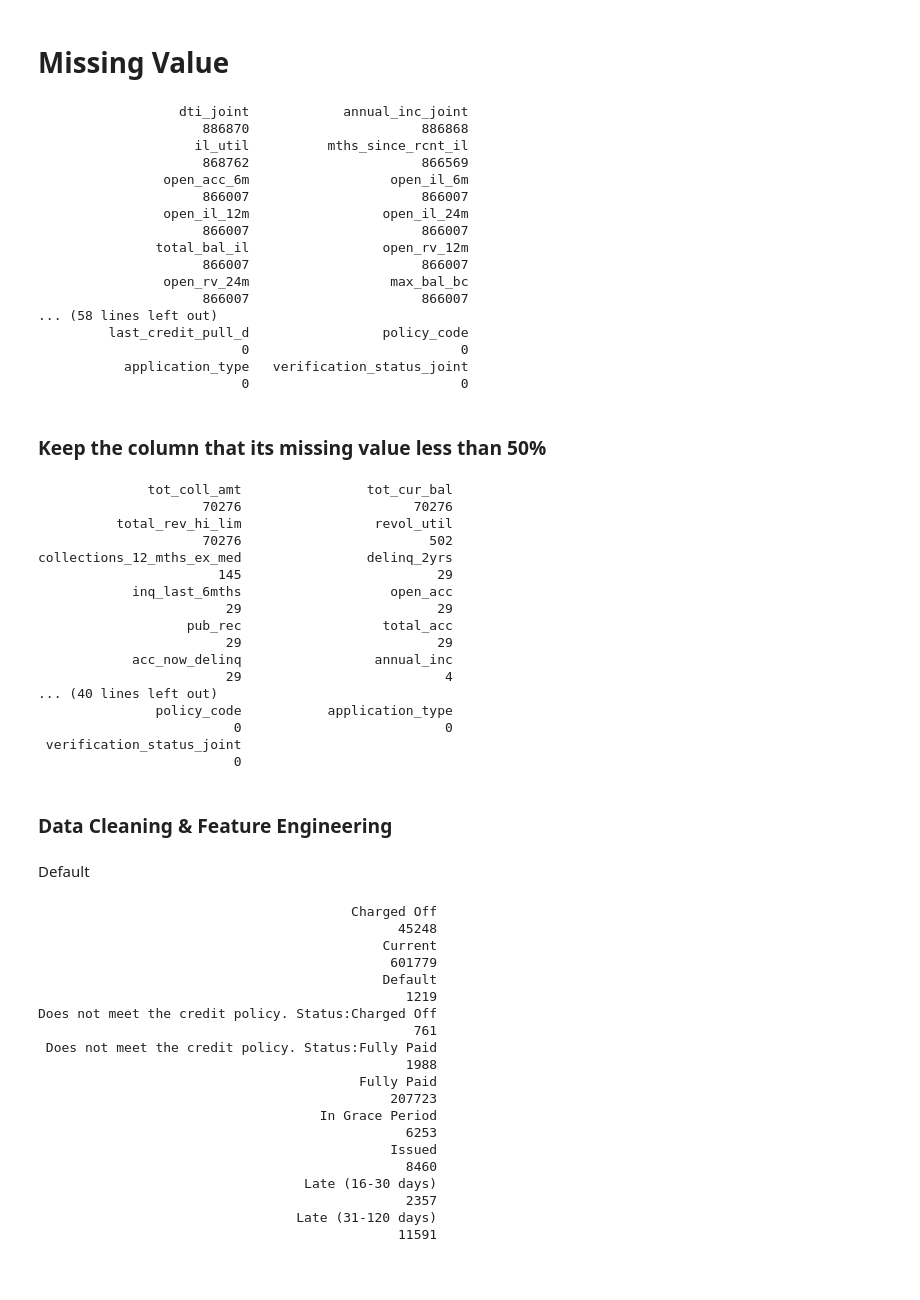
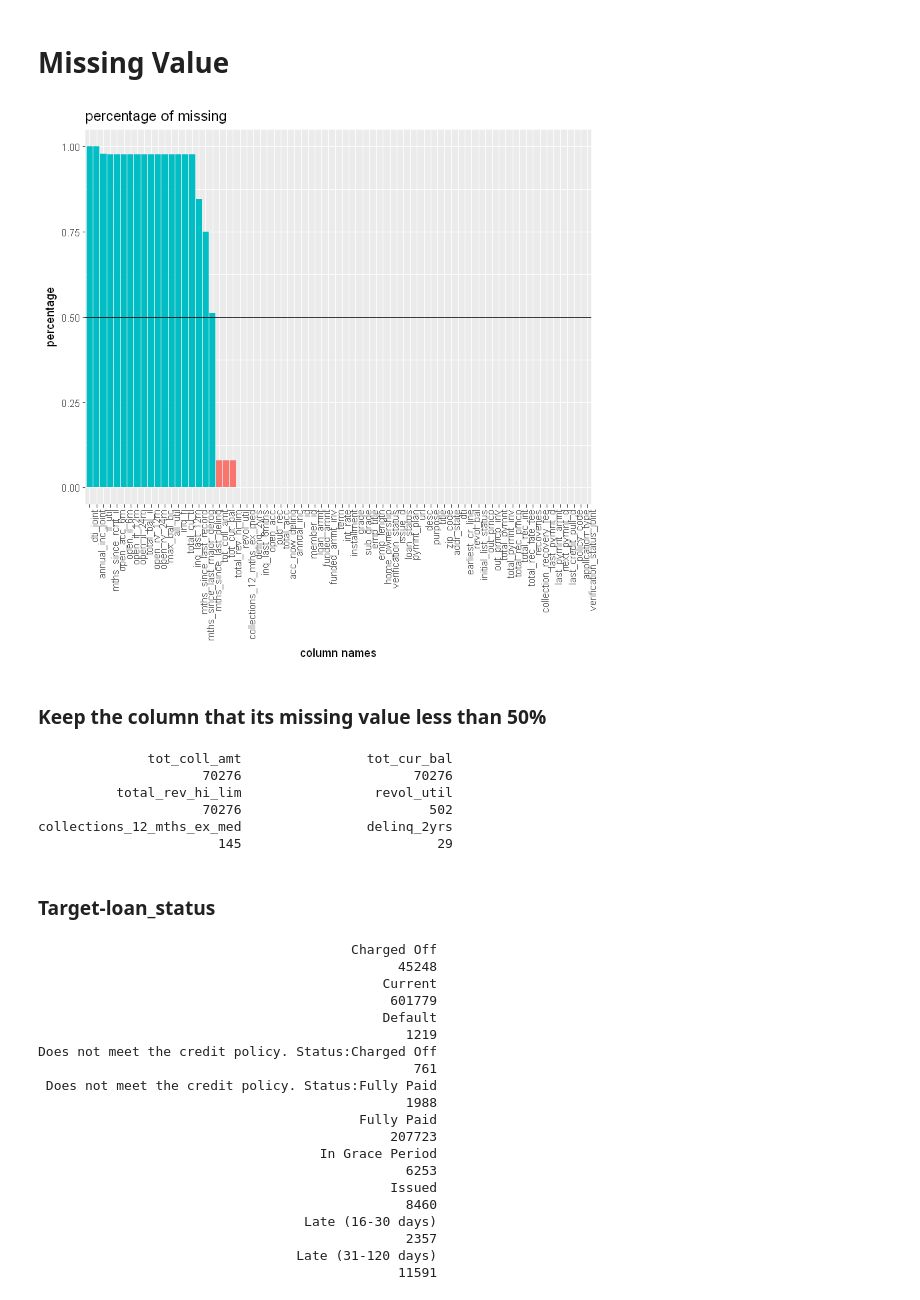
Before and after one commit to betterkay/Kaggle-Lending-Club, a Jupyter notebook: Default_rate.ipynb, the cells around one changed output. Drawn from its saved outputs; the diff is of its cells as text; code cells hidden in the pictures; blank space fills up the shorter version.

Commit message:
lending club default rate3

```diff
--- a/Default_rate.ipynb
+++ b/Default_rate.ipynb
@@ -7,31 +30,20 @@ loanT <- loan
 # %% [markdown]
 # Missing Value
-# %%
-loan$dti <- ifelse(!is.na(loan$dti_joint), loan$dti_joint, loan$dti)#we want to change the value of dti_joint with NA to the value of dti
-#if the value dti_joint is NA, we will change it to the value of dti. If not, keep the origin dti_joint value
-# %%
-loan$annual_inc <- ifelse(!is.na(loan$annual_inc_joint), loan$annual_inc_joint, loan$annual_inc)#same way with annual_inc_joint
 # %%
 num.NA <- sort(sapply(loan, function(x) {sum(is.na(x))}), decreasing=TRUE)
-num.NA
-# %% [output]
-                  dti_joint            annual_inc_joint
-                     886870                      886868
-                    il_util          mths_since_rcnt_il
-                     868762                      866569
-                open_acc_6m                  open_il_6m
-                     866007                      866007
-                open_il_12m                 open_il_24m
-                     866007                      866007
-               total_bal_il                 open_rv_12m
-                     866007                      866007
-                open_rv_24m                  max_bal_bc
-                     866007                      866007
-... (58 lines left out)
-         last_credit_pull_d                 policy_code
-                          0                           0
-           application_type   verification_status_joint
-                          0                           0
+# %%
+dfnum.NA <- data.frame(name=names(num.NA), per50 = num.NA/nrow(loan)>=0.5,percentage=num.NA/dim(loan)[1], row.names = NULL)
+# %%
+ggplot(data = dfnum.NA, aes(x=name, y=percentage)) +
+  geom_bar(aes(fill=per50), stat="identity") +
+  scale_x_discrete(name ="column names",
+                   limits=dfnum.NA$name)+
+  theme(axis.text.x = element_text(angle=90, hjust=1, vjust=1),
+        legend.position = "none") +
+  geom_hline(yintercept = 0.5) +
+  ggtitle("percentage of missing")
+# %% [output]
+[figure, added]
 # %% [markdown]
 ### Keep the column that its missing value less than 50%
 # %%
@@ -39,7 +51,7 @@ remain.col <- names(num.NA)[which(num.NA <= 0.5 * dim(loan)[1])]
 loan <- loan[, remain.col]
 # %%
 num.NA <- sort(sapply(loan, function(x) {sum(is.na(x))}), decreasing=TRUE)
-num.NA
+head(num.NA)
 # %% [output]
               tot_coll_amt                tot_cur_bal
                      70276                      70276
@@ -47,18 +59,3 @@ num.NA
                      70276                        502
 collections_12_mths_ex_med                delinq_2yrs
                        145                         29
-            inq_last_6mths                   open_acc
-                        29                         29
-                   pub_rec                  total_acc
-                        29                         29
-            acc_now_delinq                 annual_inc
-                        29                          4
-... (40 lines left out)
-               policy_code           application_type
-                         0                          0
- verification_status_joint
-                         0
-# %% [markdown]
-### Data Cleaning & Feature Engineering
-# %% [markdown]
-Default
@@ -67,3 +62,5 @@ default = subset(loan, loan_status == 'Default')
+# %% [markdown]
+### Target-loan_status
 # %%
 table(loan$loan_status)
 # %% [output]
```
Also changed, not shown: parts of 272 cells of this notebook.
